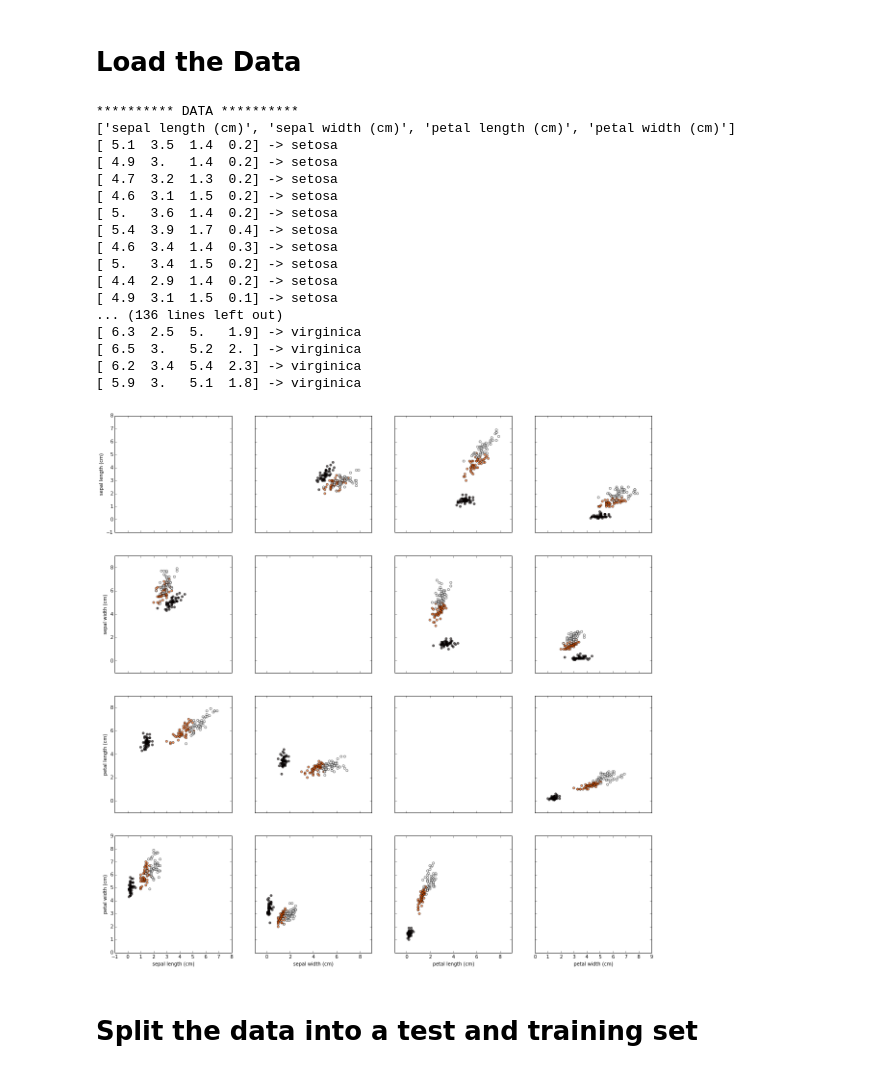
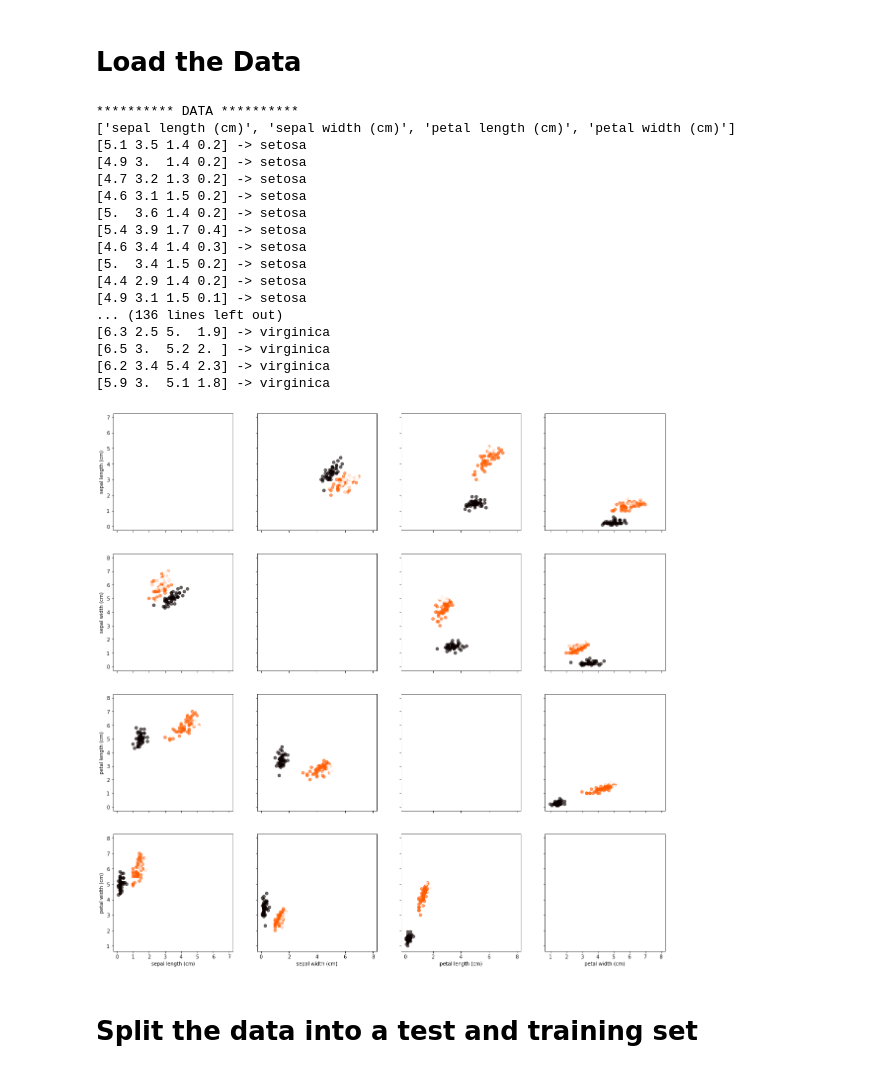
Before and after one commit to ripjar/geek-night-machine-learning, a Jupyter notebook: Iris Classification.ipynb, the cells around one changed output. Saved outputs shown, nothing was run; the diff lists cells and outputs as text; code cells hidden in the pictures.

```diff
--- a/Iris Classification.ipynb
+++ b/Iris Classification.ipynb
@@ -5,47 +5,47 @@ from sklearn import datasets
 # import some data to play with
 iris = datasets.load_iris()
 
-print '*'*10, 'DATA', '*'*10
+print('*'*10, 'DATA', '*'*10)
 
-print iris['feature_names']
+print(iris['feature_names'])
 for i, row in enumerate(iris['data']):
-    print row, '->', iris['target_names'][iris['target'][i]]
+    print(row, '->', iris['target_names'][iris['target'][i]])
 # %% [output]
 ********** DATA **********
 ['sepal length (cm)', 'sepal width (cm)', 'petal length (cm)', 'petal width (cm)']
-[ 5.1  3.5  1.4  0.2] -> setosa
-[ 4.9  3.   1.4  0.2] -> setosa
-[ 4.7  3.2  1.3  0.2] -> setosa
-[ 4.6  3.1  1.5  0.2] -> setosa
-[ 5.   3.6  1.4  0.2] -> setosa
-[ 5.4  3.9  1.7  0.4] -> setosa
-[ 4.6  3.4  1.4  0.3] -> setosa
-[ 5.   3.4  1.5  0.2] -> setosa
-[ 4.4  2.9  1.4  0.2] -> setosa
-[ 4.9  3.1  1.5  0.1] -> setosa
+[5.1 3.5 1.4 0.2] -> setosa
+[4.9 3.  1.4 0.2] -> setosa
+[4.7 3.2 1.3 0.2] -> setosa
+[4.6 3.1 1.5 0.2] -> setosa
+[5.  3.6 1.4 0.2] -> setosa
+[5.4 3.9 1.7 0.4] -> setosa
+[4.6 3.4 1.4 0.3] -> setosa
+[5.  3.4 1.5 0.2] -> setosa
+[4.4 2.9 1.4 0.2] -> setosa
+[4.9 3.1 1.5 0.1] -> setosa
 ... (136 lines left out)
-[ 6.3  2.5  5.   1.9] -> virginica
-[ 6.5  3.   5.2  2. ] -> virginica
-[ 6.2  3.4  5.4  2.3] -> virginica
-[ 5.9  3.   5.1  1.8] -> virginica
+[6.3 2.5 5.  1.9] -> virginica
+[6.5 3.  5.2 2. ] -> virginica
+[6.2 3.4 5.4 2.3] -> virginica
+[5.9 3.  5.1 1.8] -> virginica
 # %%
 import matplotlib.pyplot as pyplot
 %matplotlib inline
 f, axes = pyplot.subplots(4, 4, sharex='col', sharey='row')
 f.set_size_inches(20,20)
 data_transpose = iris['data'].T
 
 #Plot every pair of axes against each other (twice...!)
-for i in xrange(4):
-    for j in xrange(4):
+for i in range(4):
+    for j in range(4):
         if i != j:
             axes[i][j].scatter(data_transpose[i], data_transpose[j], c=iris['target'], alpha=0.6, cmap=pyplot.cm.get_cmap(name='hot'), label='Generated Data')
         if i == 3:
             axes[i][j].set_xlabel(iris['feature_names'][j])
         if j == 0:
             axes[i][j].set_ylabel(iris['feature_names'][i])
 # %% [output]
-[figure, old version]
+[figure, new version]
 # %% [markdown]
 <h1>Split the data into a test and training set</h1>
 # %%
```
Also changed, not shown: parts of 5 cells of this notebook, 3 other files.
